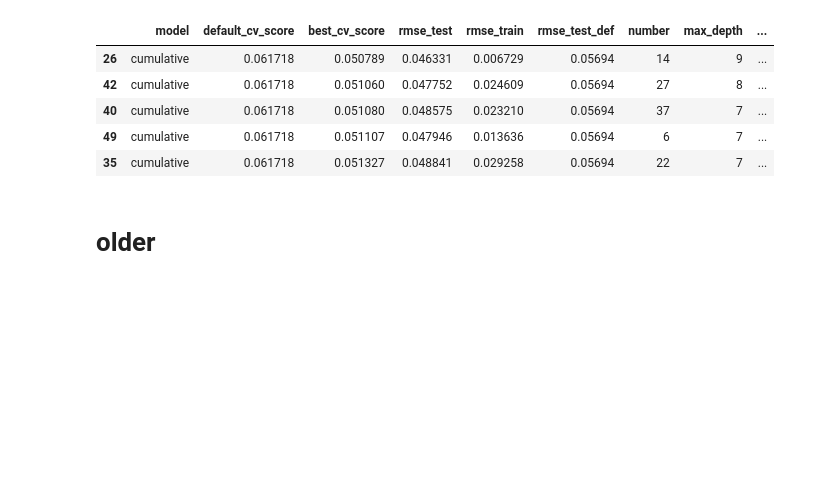
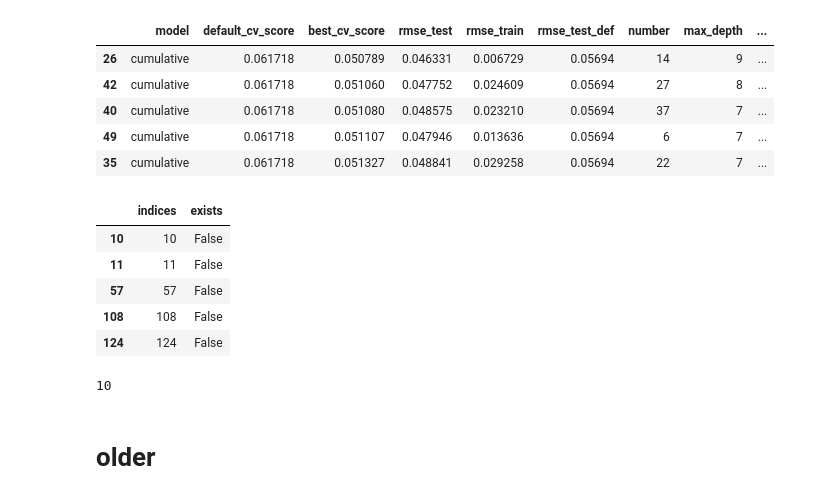
Before and after one commit to nt409/quant-res-doses, a Jupyter notebook: notebooks/121_rough_xgb.ipynb, the cells around one changed output. Drawn from its saved outputs; the diff is of its cells as text; code cells hidden in the pictures; blank space fills up the shorter version.

```diff
--- a/notebooks/121_rough_xgb.ipynb
+++ b/notebooks/121_rough_xgb.ipynb
@@ -98,0 +105,31 @@ df.head()
+# %%
+scores = (
+    pd.read_csv("../files.csv")
+    .sort_values('value')
+    # .set_index('value')
+)
+# %%
+def save_missing_indices(df, name):
+    out = (
+        pd.DataFrame(dict(indices=np.arange(200)))
+        .assign(exists = lambda x: x.indices.isin(df.value))
+        .loc[lambda x: ~x.exists]
+    )
+
+    out.to_csv(f'../outputs/todo/{name}.csv', index=False)
+
+    return out
+# %%
+s = save_missing_indices(scores, 'scores_all')
+# %%
+h = save_missing_indices(hyper, 'hyperparameters_all')
+# %%
+todo = pd.concat([s, h]).drop_duplicates()
+todo.head()
+# %% [output]
+|  | indices | exists |
+| 10 | 10 | False |
+| 11 | 11 | False |
+| 57 | 57 | False |
+| 108 | 108 | False |
+| 124 | 124 | False |
@@ -98,0 +139,4 @@ df.head()
+# %%
+SEED
+# %% [output]
+10
```
Also changed, not shown: parts of 3 cells of this notebook, 4 other files.
